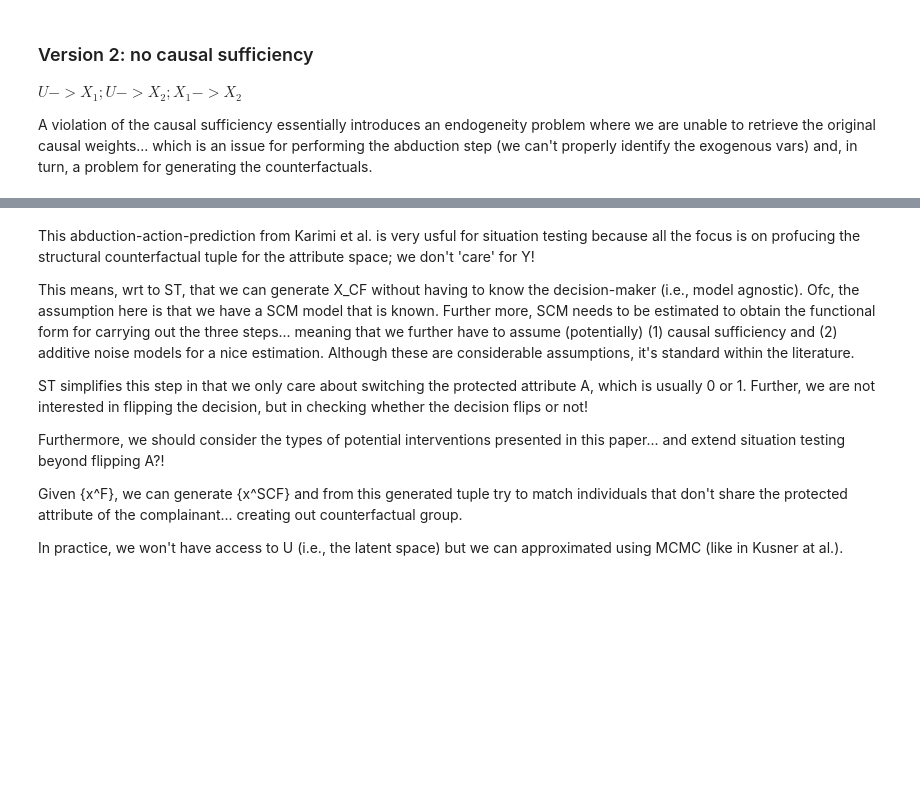
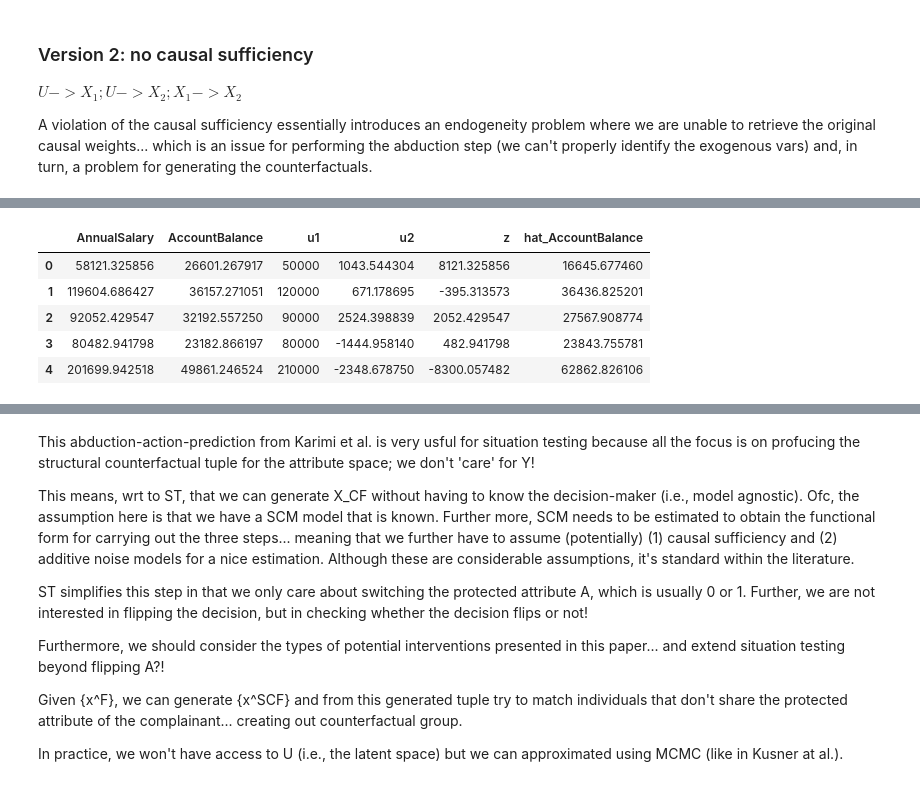
Before and after one commit to cc-jalvarez/counterfactual-situation-testing, a Jupyter notebook: synthetic_scf.ipynb, the cells around one changed output, grey strips where cells are left out. Cells and saved outputs as stored; diff of their text form; code cells hidden in the pictures; blank space fills up the shorter version.

```diff
--- a/synthetic_scf.ipynb
+++ b/synthetic_scf.ipynb
@@ -348,0 +348,3 @@ print(hat_beta0)
+# %%
+#from sklearn.linear_model import LinearRegression
+model2 = LinearRegression(fit_intercept=True, normalize=False)
@@ -348,0 +396,10 @@ print(hat_beta0)
+# %%
+scf_data['hat_AccountBalance'] = model.predict(x)
+scf_data.head(5)
+# %% [output]
+|  | AnnualSalary | AccountBalance | u1 | u2 | z | hat_AccountBalance |
+| 0 | 58121.325856 | 26601.267917 | 50000 | 1043.544304 | 8121.325856 | 16645.677460 |
+| 1 | 119604.686427 | 36157.271051 | 120000 | 671.178695 | -395.313573 | 36436.825201 |
+| 2 | 92052.429547 | 32192.557250 | 90000 | 2524.398839 | 2052.429547 | 27567.908774 |
+| 3 | 80482.941798 | 23182.866197 | 80000 | -1444.958140 | 482.941798 | 23843.755781 |
+| 4 | 201699.942518 | 49861.246524 | 210000 | -2348.678750 | -8300.057482 | 62862.826106 |
```
Also changed, not shown: parts of 11 cells of this notebook.
